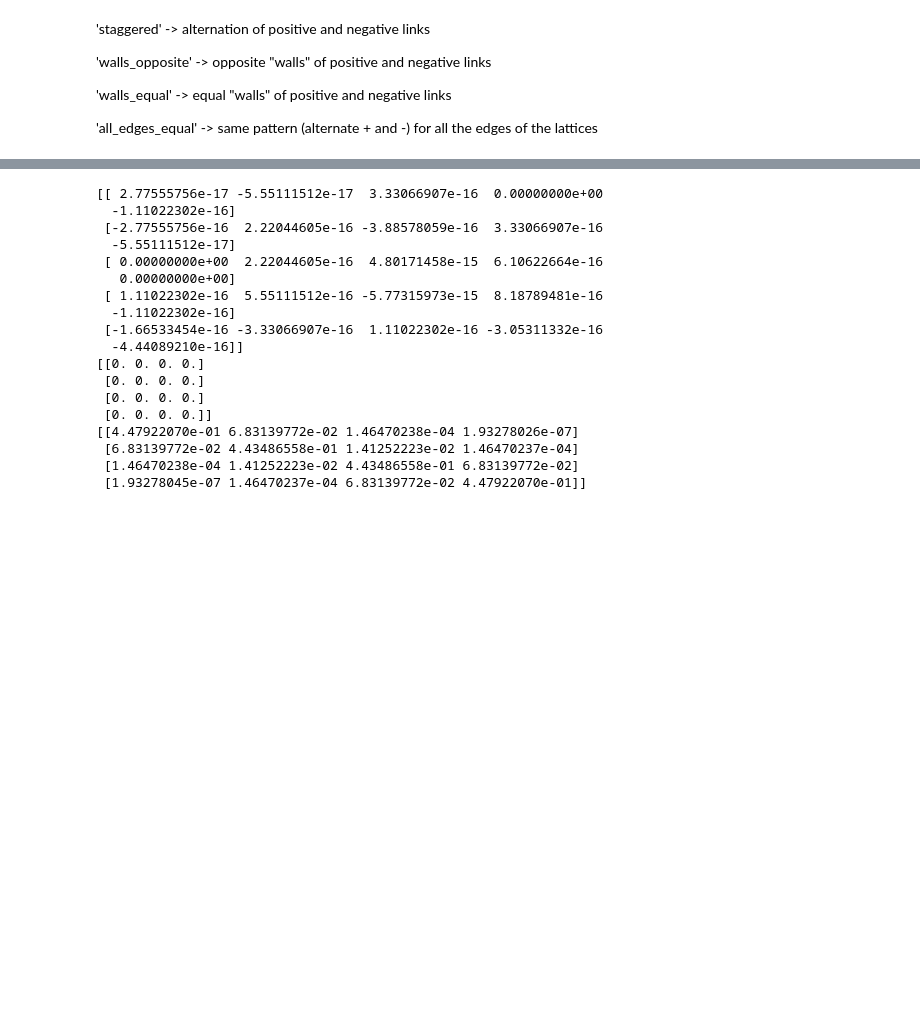
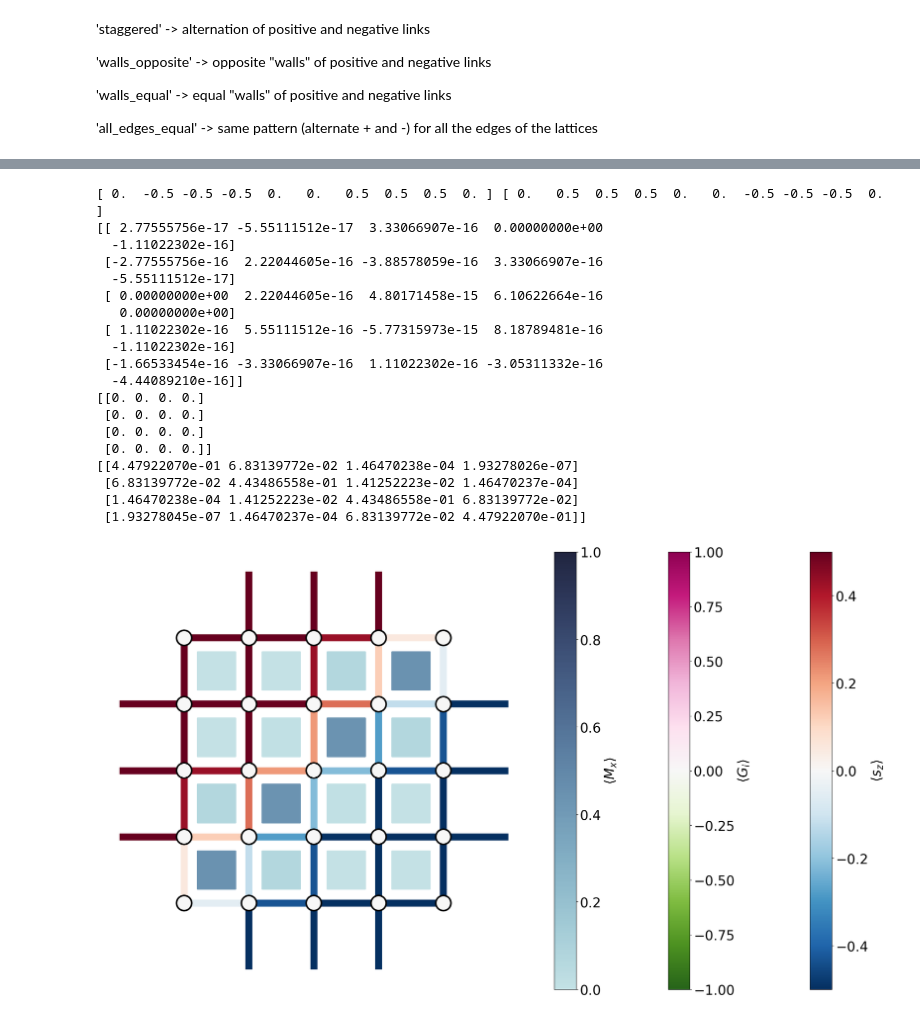
Before and after one commit to paolostornati/Topological_QED_2p1, a Jupyter notebook: plot_MPS.ipynb, the cells around one changed output, grey strips where cells are left out. Drawn from its saved outputs; the diff is of its cells as text; code cells hidden in the pictures; blank space fills up the shorter version.

```diff
--- a/plot_MPS.ipynb
+++ b/plot_MPS.ipynb
@@ -19,9 +13,8 @@ import seaborn as sns
 # %%
 fs = 25
+plt.rcParams['text.usetex'] = True
 plt.rc('xtick',labelsize=fs)
 plt.rc('ytick',labelsize=fs)
-#rc('font',**{'family':'sans-serif','sans-serif':['Helvetica'],'size':30})
-#rc('text', usetex=True)
 cmap_s = sns.diverging_palette(h_neg=34, h_pos=198, s=91, l=60, sep=10, n=16, center='light', as_cmap=True)
 cmap_b = sns.cubehelix_palette(n_colors=13, start=0.7, rot=0.1, gamma=1.2, hue=0.7, light=0.9, dark=0.3, as_cmap=True)
 cmap_f = sns.cubehelix_palette(rot=-.2,as_cmap=True)
@@ -29,6 +22,7 @@ evenly_spaced_interval = np.linspace(0, 1, 10)
 colors_s = [cmap_s(x) for x in evenly_spaced_interval]
 colors_b = [cmap_b(x) for x in evenly_spaced_interval]
 colors_f = [cmap_f(x) for x in evenly_spaced_interval]
+# Cmap references: https://matplotlib.org/stable/gallery/color/colormap_reference.html
 # %% [markdown]
 'staggered'             -> alternation of positive and negative links
 
@@ -74,4 +58,7 @@ first two forms:(0.0, 1.0) (0.0, 1.0)
 # %%
+# Get expectation values (without matter fields)
+gf_x = psi.expectation_value('sigmaz', range(Lx*Ly*2)[::2]).reshape(Lx, Ly)
+gf_y = psi.expectation_value('sigmaz', range(Lx*Ly*2)[1::2]).reshape(Lx, Ly)
 #Nexp = psi.expectation_value('N', range(Lx*Ly*3)[::3]).reshape(Lx, Ly) - when adding matter fields
 Nexp = np.ones(Lx*Ly) #for now
 
@@ -82,7 +69,7 @@ Structure of the Gauss law at vertex (signs):
       2 |
         |
 1  ----------- 3
-        |-
+        |
      4  |
         |
 
@@ -105,6 +92,8 @@ gauss_law_exp[Lx-1][Ly-1]=gf_x[Lx-2][Ly-1]+gf_y[Lx-1][Ly-2]
 
 #Boundaries (enforce correctly the boundary conditions!)
 bc_x, bc_y=fix_boundary_links(bc_label,Lx,Ly)
+
+print(bc_x,bc_y)
 
 for x in range(1,Lx-1):
     # Bottom boundary
@@ -139,6 +128,7 @@ for x in range(Lx-1):
 
 print(flipp_exp)
 # %% [output]
+[ 0.  -0.5 -0.5 -0.5  0.   0.   0.5  0.5  0.5  0. ] [ 0.   0.5  0.5  0.5  0.   0.  -0.5 -0.5 -0.5  0. ]
 [[ 2.77555756e-17 -5.55111512e-17  3.33066907e-16  0.00000000e+00
   -1.11022302e-16]
  [-2.77555756e-16  2.22044605e-16 -3.88578059e-16  3.33066907e-16
@@ -270,0 +198,66 @@ plt.savefig('FULL_PROVA_0812_'+bc_label+'_{}g_{}Lx_{}Ly_{}S_{}penalty_{}RK.pdf'.
+# %%
+# FIGURE
+fig, ax = plt.subplots(nrows=1, ncols=1, sharex=True, sharey=True, figsize=(22,12))
+ax.set_yticks([])
+ax.set_xticks([])
+ax.spines['top'].set_visible(False)
+ax.spines['right'].set_visible(False)
+ax.spines['bottom'].set_visible(False)
+ax.spines['left'].set_visible(False)
+
+#BONDS (BULK)
+lc = LineCollection(segments_x, cmap='RdBu_r', norm=norm)
+lc.set_array(gf_x.flatten())
+lc.set_linewidth(13)
+line = ax.add_collection(lc)
+
+lc = LineCollection(segments_y, cmap='RdBu_r', norm=norm)
+lc.set_array(np.delete(gf_y,-1,1).flatten())
+lc.set_linewidth(13)
+line = ax.add_collection(lc)
+
+#BONDS (BOUNDARY LINKS)
+# Set array for boundary conditions: kill zeros
+bc_x_plot=np.asarray(bc_x)
+bc_x_plot=np.delete(bc_x_plot,[0,Lx-1,Lx,2*Lx-1])
+
+bc_y_plot=np.asarray(bc_y)
+bc_y_plot=np.delete(bc_y_plot,[0,Ly-1,Ly,2*Ly-1])
+
+lc_bc = LineCollection(segments_bc_x, cmap='RdBu_r', norm=norm)
+lc_bc.set_array(bc_y_plot)
+lc_bc.set_linewidth(13)
+line_bc = ax.add_collection(lc_bc)
+
+lc_bc = LineCollection(segments_bc_y, cmap='RdBu_r', norm=norm)
+lc_bc.set_array(bc_x_plot)
+lc_bc.set_linewidth(13)
+line_bc = ax.add_collection(lc_bc)
+
+# Electric field
+cbar = plt.colorbar(line, aspect=20)
+cbar.ax.tick_params(labelsize=fs)
+#cbar.ax.set_ylabel(r'$\langle b_i^\dagger b_{i+1} + h.c \rangle$', fontsize=fs, labelpad=-15, y=1.2, x=-20, rotation=0)
+cbar.ax.set_ylabel(r'$\langle s_z \rangle$', fontsize=fs)
+
+# DENSITY PROFILES
+# Gauss law
+plt.rcParams.update(plt.rcParamsDefault)
+sc = ax.scatter(points_x,points_y, s=800, edgecolor='black', linewidth=3, c = gauss_law_exp, cmap='PiYG_r', vmin=vmin, vmax=vmax, zorder=3)
+#sc_center = ax.scatter(central_points_x, central_points_y, marker='s',s=800, edgecolor='black', linewidth=3)
+cbar = plt.colorbar(sc, aspect=20)
+cbar.ax.tick_params(labelsize=fs)
+#cbar.ax.set_ylabel(r'$\langle G_i \rangle$', fontsize=fs, labelpad=-15, y=1.2, x=2.5, rotation=0)
+cbar.ax.set_ylabel(r'$\langle G_i \rangle$', fontsize=fs)
+
+# Flippability
+sc_center = ax.scatter(central_points_x, central_points_y, marker='s',s=5000, edgecolor=None, linewidth=3,c = flipp_exp, cmap=cmap_f, vmin=flipp_min, vmax=flipp_max, zorder=3)
+cbar = plt.colorbar(sc_center, aspect=20)
+cbar.ax.tick_params(labelsize=fs)
+cbar.ax.set_ylabel(r'$\langle M_x \rangle$', fontsize=fs)
+
+plt.tight_layout()
+plt.show()
+#plt.savefig('FULL_PROVA_0812_'+bc_label+'_{}g_{}Lx_{}Ly_{}S_{}penalty_{}RK.pdf'.format(params['g'],Lx,Ly,S,params['lam_penalty'],params['lam_RK']),bbox_inches='tight')
+# %% [output]
+[figure, added]
```
Also changed, not shown: parts of 6 cells of this notebook, 2 other files.
